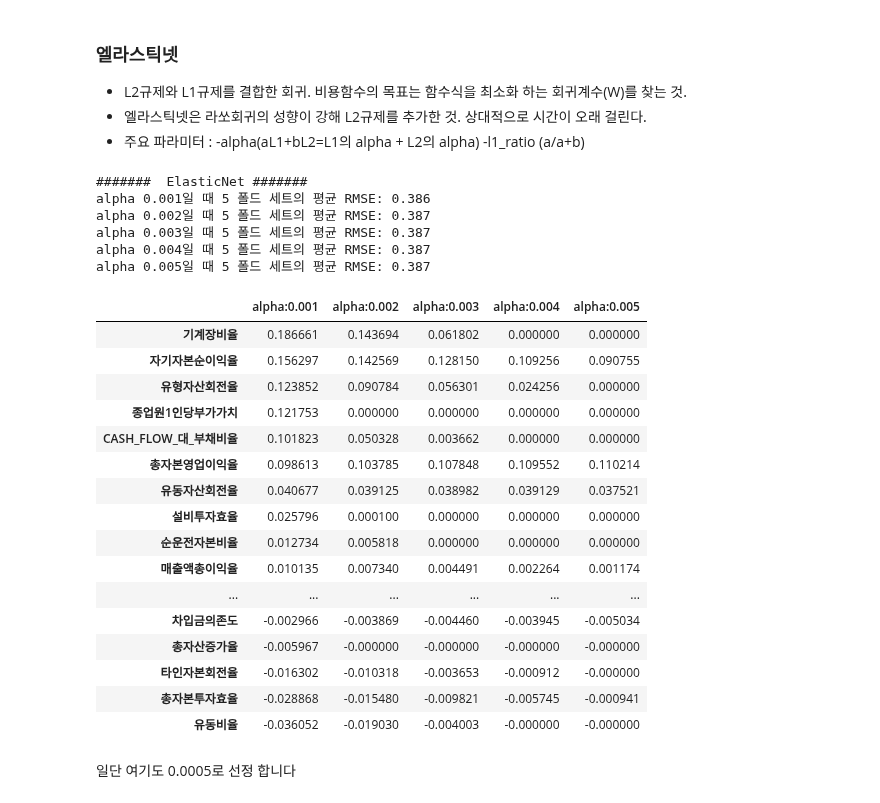
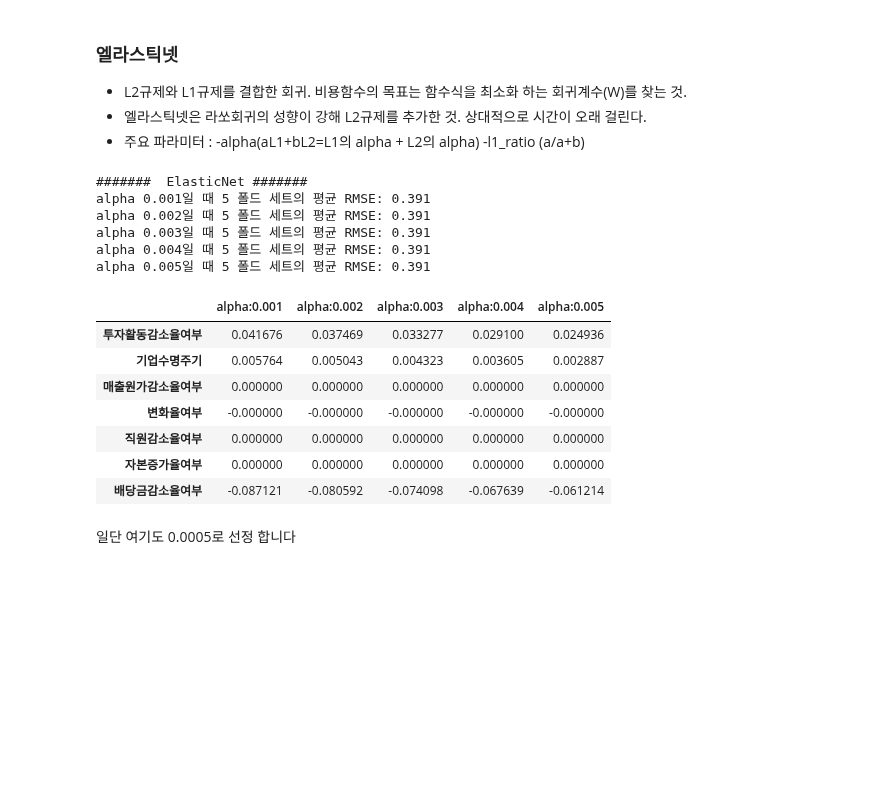
Before and after one commit to Penta-Audit-Technology/jh, a Jupyter notebook: main/featureselction.ipynb, the cells around one changed output. Drawn from its saved outputs; the diff is of its cells as text; code cells hidden in the pictures; blank space fills up the shorter version.

```diff
--- a/main/featureselction.ipynb
+++ b/main/featureselction.ipynb
@@ -589,7 +609,7 @@ mask = np.triu(np.ones_like(ss_sc3_corr, dtype=np.bool))
 # %%
 ss_sc3 = ss_sc3.drop(['매출액영업이익률','총자본순이익률','자기자본회전율','당좌비율','현금비율','자기자본구성비율',
                       '유동자산구성비율','유동부채비율','타인자본구성비율','재고자산_대_순운전자본비율',
-                      '부가가치율','유형자산증가율','매입채무회전율','CASH_FLOW_대_차입금비율','노동장비율'],axis=1)
+                      '부가가치율','유형자산증가율'],axis=1)
 # %%
 from statsmodels.stats.outliers_influence import variance_inflation_factor
 
@@ -634,7 +776,7 @@ import statsmodels.api as sm
 
 # target은 종속변수, feature는 독립변수와 같다.
 target = y
-feature = ss_sc3
+feature = x
 
 # 상수항을 더해줘서 회귀식을 더 잘 적합할 수 있도록 만들어 준다.
 feature_add = sm.add_constant(feature, has_constant='add')
@@ -932,7 +1067,7 @@ from sklearn.model_selection import cross_val_score
 %matplotlib inline
 
 ridge = Lasso(alpha = 100)
-neg_mse_scores = cross_val_score(ridge, ss_sc3, y, scoring="neg_mean_squared_error", cv = 5)
+neg_mse_scores = cross_val_score(ridge, x, y, scoring="neg_mean_squared_error", cv = 5)
 rmse_scores  = np.sqrt(-1 * neg_mse_scores)
 avg_rmse = np.mean(rmse_scores)
 print(' 5 folds 의 개별 Negative MSE scores: ', np.round(neg_mse_scores, 3))
@@ -1069,55 +1195,46 @@ def get_linear_reg_eval(model_name, params=None, X_data_n=None, y_target_n=None,
     coeff_df = pd.DataFrame()
     if verbose : print('####### ', model_name , '#######')
     for param in params:
         if model_name =='Ridge': model = Ridge(alpha=param)
         elif model_name =='Lasso': model = Lasso(alpha=param)
         elif model_name =='ElasticNet': model = ElasticNet(alpha=param, l1_ratio=0.7)
         neg_mse_scores = cross_val_score(model, X_data_n,
                                              y_target_n, scoring="neg_mean_squared_error", cv = 5)
         avg_rmse = np.mean(np.sqrt(-1 * neg_mse_scores))
         print('alpha {0}일 때 5 폴드 세트의 평균 RMSE: {1:.3f} '.format(param, avg_rmse))
         # cross_val_score는 evaluation metric만 반환하므로 모델을 다시 학습하여 회귀 계수 추출
 
         model.fit(X_data_n , y_target_n)
         if return_coeff:
             # alpha에 따른 피처별 회귀 계수를 Series로 변환하고 이를 DataFrame의 컬럼으로 추가.
             coeff = pd.Series(data=model.coef_ , index=X_data_n.columns )
             colname='alpha:'+str(param)
             coeff_df[colname] = coeff
 
     return coeff_df
 
 # 엘라스틱에 사용될 alpha 파라미터의 값들을 정의하고 get_linear_reg_eval() 함수 호출
 elastic_alpha = [0.001,0.002,0.003,0.004,0.005]
-coeff_lasso_df =get_linear_reg_eval('ElasticNet', params=elastic_alpha, X_data_n=ss_sc3, y_target_n=y)
+coeff_lasso_df =get_linear_reg_eval('ElasticNet', params=elastic_alpha, X_data_n=x, y_target_n=y)
 
 # 반환된 coeff_lasso_df를 첫번째 컬럼순으로 내림차순 정렬하여 회귀계수 DataFrame출력
 sort_column = 'alpha:'+str(elastic_alpha[0])
 coeff_lasso_df.sort_values(by=sort_column, ascending=False)
 # %% [output]
 #######  ElasticNet #######
-alpha 0.001일 때 5 폴드 세트의 평균 RMSE: 0.386
-alpha 0.002일 때 5 폴드 세트의 평균 RMSE: 0.387
-alpha 0.003일 때 5 폴드 세트의 평균 RMSE: 0.387
-alpha 0.004일 때 5 폴드 세트의 평균 RMSE: 0.387
-alpha 0.005일 때 5 폴드 세트의 평균 RMSE: 0.387
+alpha 0.001일 때 5 폴드 세트의 평균 RMSE: 0.391
+alpha 0.002일 때 5 폴드 세트의 평균 RMSE: 0.391
+alpha 0.003일 때 5 폴드 세트의 평균 RMSE: 0.391
+alpha 0.004일 때 5 폴드 세트의 평균 RMSE: 0.391
+alpha 0.005일 때 5 폴드 세트의 평균 RMSE: 0.391
 |  | alpha:0.001 | alpha:0.002 | alpha:0.003 | alpha:0.004 | alpha:0.005 |
-| 기계장비율 | 0.186661 | 0.143694 | 0.061802 | 0.000000 | 0.000000 |
-| 자기자본순이익율 | 0.156297 | 0.142569 | 0.128150 | 0.109256 | 0.090755 |
-| 유형자산회전율 | 0.123852 | 0.090784 | 0.056301 | 0.024256 | 0.000000 |
-| 종업원1인당부가가치 | 0.121753 | 0.000000 | 0.000000 | 0.000000 | 0.000000 |
-| CASH_FLOW_대_부채비율 | 0.101823 | 0.050328 | 0.003662 | 0.000000 | 0.000000 |
-| 총자본영업이익율 | 0.098613 | 0.103785 | 0.107848 | 0.109552 | 0.110214 |
-| 유동자산회전율 | 0.040677 | 0.039125 | 0.038982 | 0.039129 | 0.037521 |
-| 설비투자효율 | 0.025796 | 0.000100 | 0.000000 | 0.000000 | 0.000000 |
-| 순운전자본비율 | 0.012734 | 0.005818 | 0.000000 | 0.000000 | 0.000000 |
-| 매출액총이익율 | 0.010135 | 0.007340 | 0.004491 | 0.002264 | 0.001174 |
-| ... | ... | ... | ... | ... | ... |
-| 차입금의존도 | -0.002966 | -0.003869 | -0.004460 | -0.003945 | -0.005034 |
-| 총자산증가율 | -0.005967 | -0.000000 | -0.000000 | -0.000000 | -0.000000 |
-| 타인자본회전율 | -0.016302 | -0.010318 | -0.003653 | -0.000912 | -0.000000 |
-| 총자본투자효율 | -0.028868 | -0.015480 | -0.009821 | -0.005745 | -0.000941 |
-| 유동비율 | -0.036052 | -0.019030 | -0.004003 | -0.000000 | -0.000000 |
+| 투자활동감소율여부 | 0.041676 | 0.037469 | 0.033277 | 0.029100 | 0.024936 |
+| 기업수명주기 | 0.005764 | 0.005043 | 0.004323 | 0.003605 | 0.002887 |
+| 매출원가감소율여부 | 0.000000 | 0.000000 | 0.000000 | 0.000000 | 0.000000 |
+| 변화율여부 | -0.000000 | -0.000000 | -0.000000 | -0.000000 | -0.000000 |
+| 직원감소율여부 | 0.000000 | 0.000000 | 0.000000 | 0.000000 | 0.000000 |
+| 자본증가율여부 | 0.000000 | 0.000000 | 0.000000 | 0.000000 | 0.000000 |
+| 배당금감소율여부 | -0.087121 | -0.080592 | -0.074098 | -0.067639 | -0.061214 |
 # %% [markdown]
 일단 여기도 0.0005로 선정 합니다
 # %%
```
Also changed, not shown: parts of 14 cells of this notebook, 5 other files.
